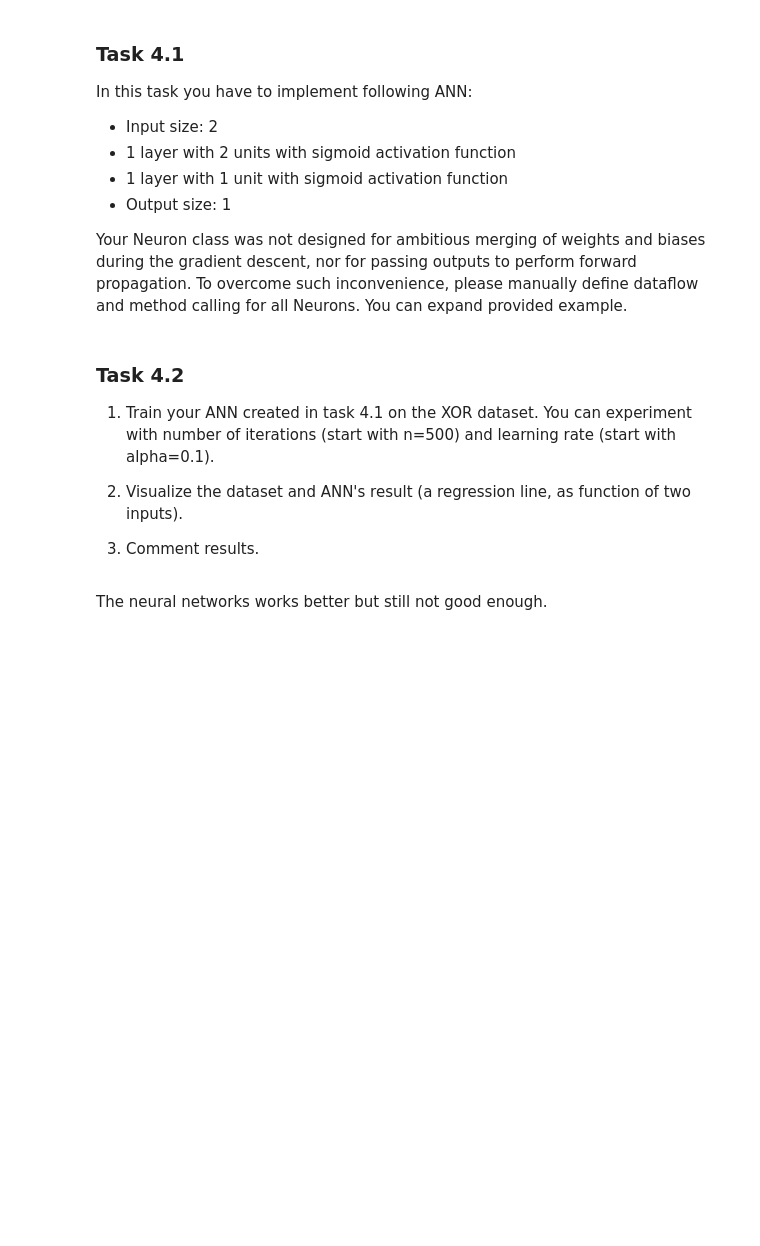
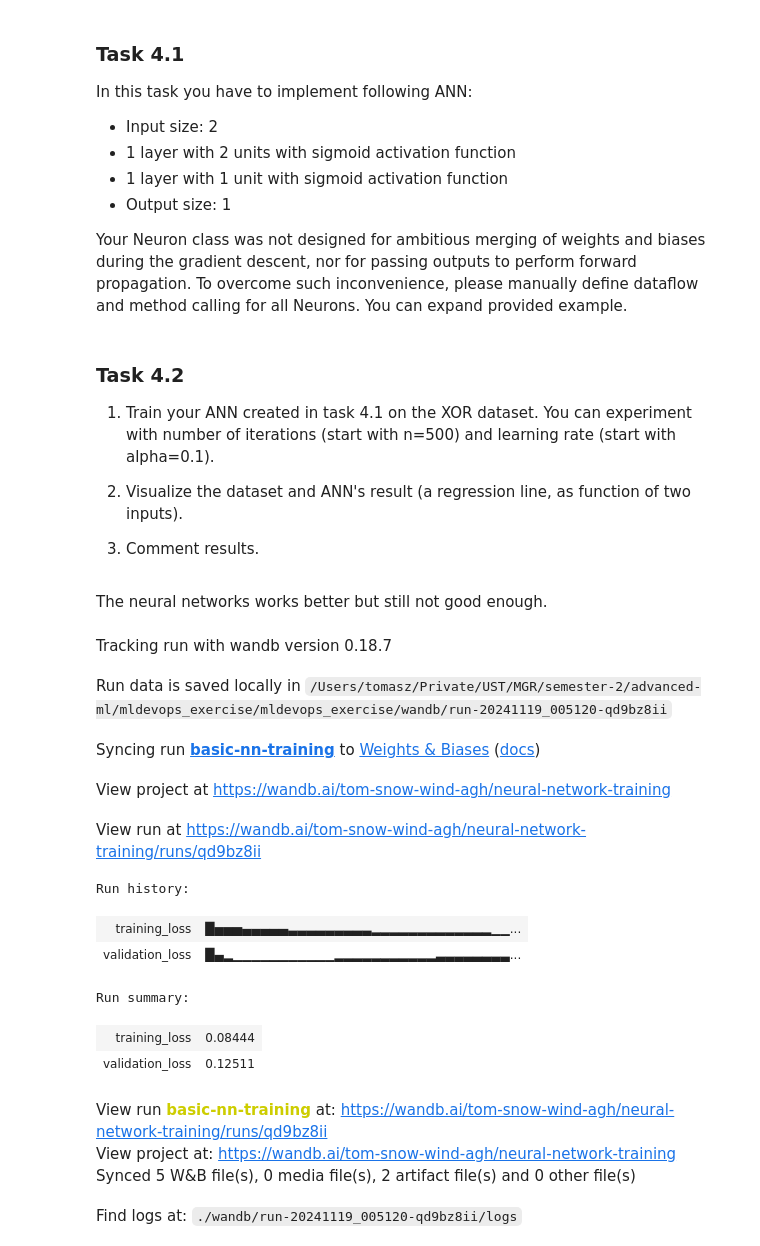
Before and after one commit to Tom2rec/mldevops_exercise, a Jupyter notebook: mldevops_exercise/(Re)Introduction_to_Neural_Networks.ipynb, the cells around one changed output. Drawn from its saved outputs; the diff is of its cells as text; code cells hidden in the pictures; blank space fills up the shorter version.

Commit message:
Add an online logging framework

```diff
--- a/mldevops_exercise/(Re)Introduction_to_Neural_Networks.ipynb
+++ b/mldevops_exercise/(Re)Introduction_to_Neural_Networks.ipynb
@@ -805,3 +864,35 @@ def train_nn(nn: NeuralNetwork, dataset_x: np.array, dataset_y: np.array, alpha:
+# %%
+# Example data
+dataset_x = np.random.rand(100, 3)  # 100 samples, 3 features
+dataset_y = np.random.rand(100)    # 100 target values
+
+# Define activation functions
+def activation_function(x: float) -> float:
+    return 1 / (1 + np.exp(-x))
+
+def activation_function_deriv(x: float) -> float:
+    sigmoid = activation_function(x)
+    return sigmoid * (1 - sigmoid)
+
+nn = NeuralNetwork(input_size=3, act_func=activation_function, act_func_deriv=activation_function_deriv)
+
+train_nn_with_logging(nn, dataset_x, dataset_y, alpha=0.01, epochs=50)
+# %% [output]
+Tracking run with wandb version 0.18.7
+Run data is saved locally in /Users/tomasz/Private/UST/MGR/semester-2/advanced-ml/mldevops_exercise/mldevops_exercise/wandb/run-20241119_005120-qd9bz8ii
+Syncing run basic-nn-training to Weights & Biases (docs)
+View project at https://wandb.ai/tom-snow-wind-agh/neural-network-training
+View run at https://wandb.ai/tom-snow-wind-agh/neural-network-training/runs/qd9bz8ii
+Run history:
+| training_loss | █▅▅▅▄▄▄▄▄▃▃▃▃▃▃▃▃▃▂▂▂▂▂▂▂▂▂▂▂▂▂▁▁... |
+| validation_loss | █▄▂▁▁▁▁▁▁▁▁▁▁▁▂▂▂▂▂▂▂▂▂▂▂▃▃▃▃▃▃▃▃... |
+Run summary:
+| training_loss | 0.08444 |
+| validation_loss | 0.12511 |
+View run basic-nn-training at: https://wandb.ai/tom-snow-wind-agh/neural-network-training/runs/qd9bz8ii
+View project at: https://wandb.ai/tom-snow-wind-agh/neural-network-training
+Synced 5 W&B file(s), 0 media file(s), 2 artifact file(s) and 0 other file(s)
+Find logs at: ./wandb/run-20241119_005120-qd9bz8ii/logs
 # %%
 def plot_decision_boundary(nn: NeuralNetwork, X: np.array, Y: np.array):
     x_min, x_max = X[:, 0].min() - 0.5, X[:, 0].max() + 0.5
```
Also changed, not shown: parts of 1 cell of this notebook, 1 other file.
